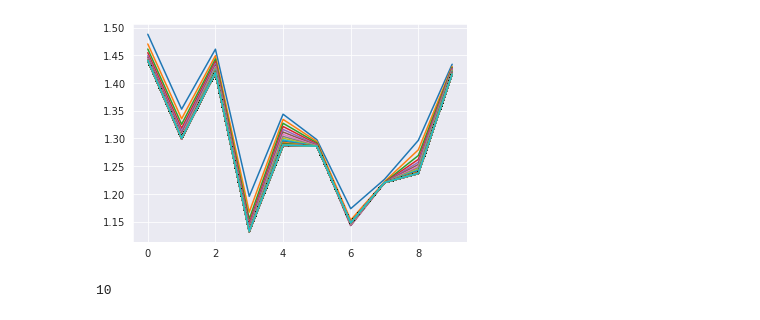
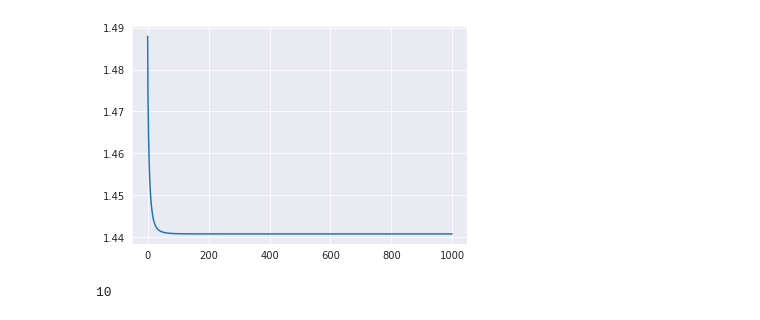
Before and after one commit to MihaiAC/MINF-PGMultivar, a Jupyter notebook: mpgm/mpgm/prototyping.ipynb, the cells around one changed output. Saved outputs shown, nothing was run; the diff lists cells and outputs as text; code cells hidden in the pictures.

```diff
--- a/mpgm/mpgm/prototyping.ipynb
+++ b/mpgm/mpgm/prototyping.ipynb
@@ -63,9 +63,9 @@ plot_samples_univariate_distr(samples, 'TPGM, R=10, nr_vars=10')
 # %%
 likelihoods = load_likelihoods('test', 'TPGM_fit_test')
-plt.plot(likelihoods)
+plt.plot(likelihoods[0])
 plt.show()
 # %% [output]
-[figure, old version]
+[figure, new version]
 # %%
 len(likelihoods)
 # %% [output]
```
Also changed, not shown: parts of 1 cell of this notebook, 8 other files.
